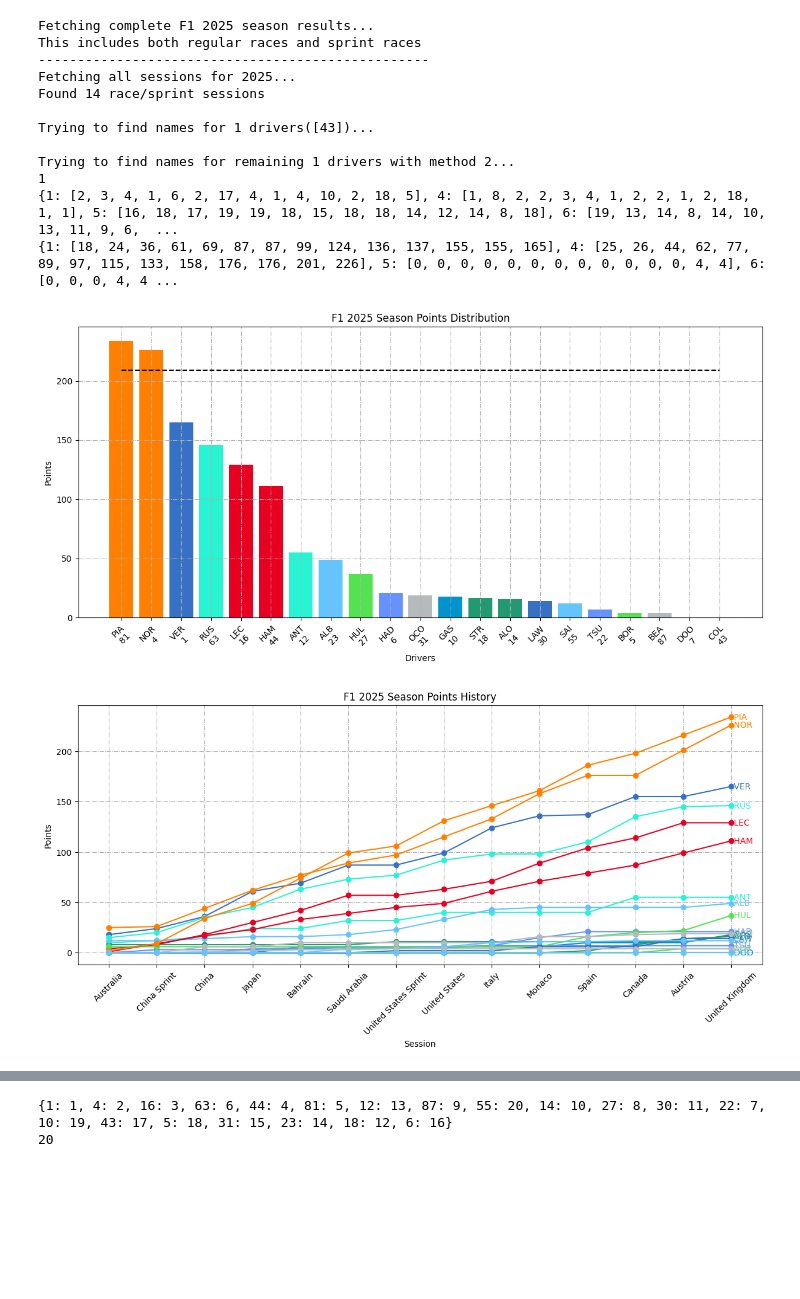
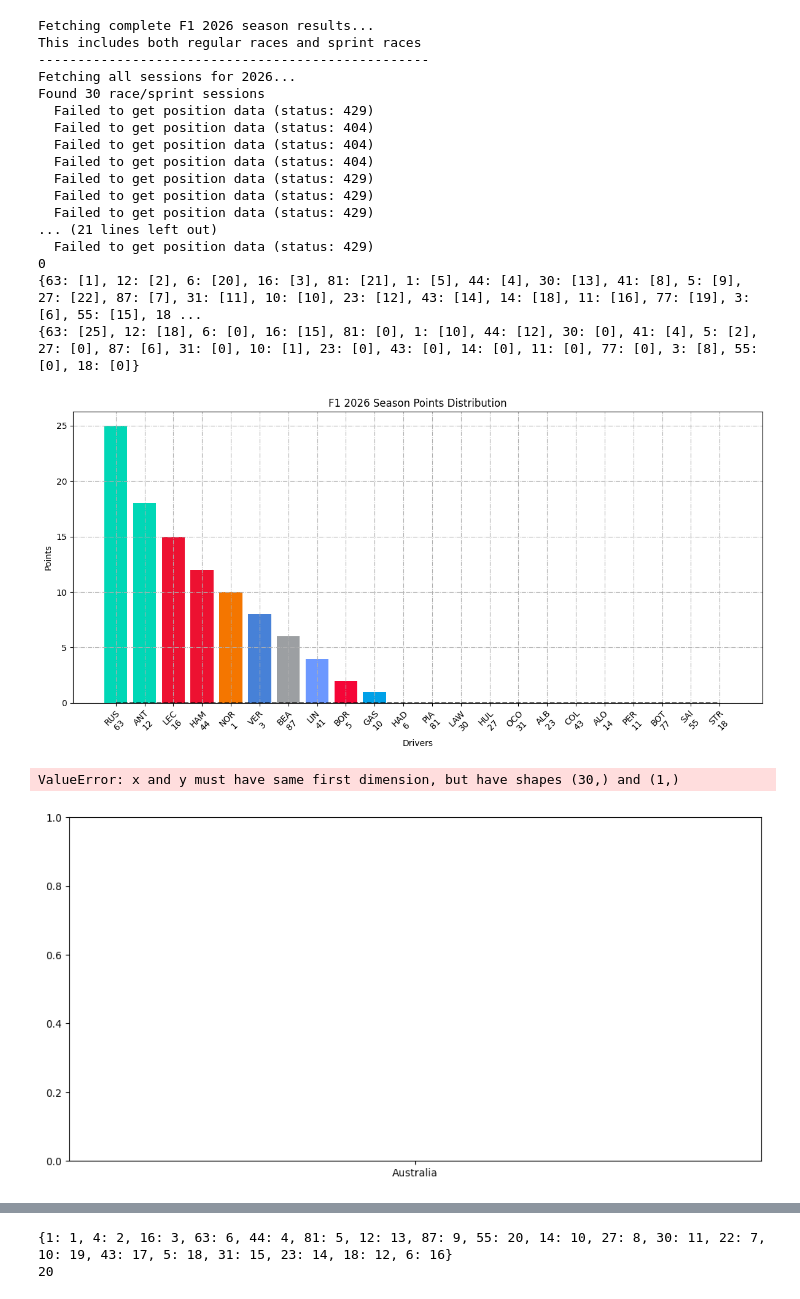
Before and after one commit to moncapiten/f1plots, a Jupyter notebook: backend/test1.ipynb, the cells around one changed output, grey strips where cells are left out. Drawn from its saved outputs; the diff is of its cells as text; code cells hidden in the pictures; blank space fills up the shorter version.

```diff
--- a/backend/test1.ipynb
+++ b/backend/test1.ipynb
@@ -14,7 +14,7 @@ def get_latest_f1_results():
         sessions_url = "https://api.openf1.org/v1/sessions"
         params = {
             'session_type': 'Race',
-            'year': 2024  # Adjust year as needed
+            'year': 2026  # Adjust year as needed
         }
 
         sessions_response = requests.get(sessions_url, params=params)
@@ -185,7 +185,7 @@ def main():
         except Exception as e:
             print(f"Debug query failed: {e}")
 # %%
-driver_num = 50
+driver_num = 3
 
 try:
     driver_response = requests.get(f"https://api.openf1.org/v1/drivers?driver_number={driver_num}")
@@ -613,20 +613,26 @@ def plotting(year = 2025):
     plt.grid(linestyle='-.', which='both')
     plt.show()
 # %%
-main(year = 2025, summary_printout=False, verbose=False, compact=False)
+main(year = 2026, summary_printout=False, verbose=False, compact=False)
 # %% [output]
-Fetching complete F1 2025 season results...
+Fetching complete F1 2026 season results...
 This includes both regular races and sprint races
 --------------------------------------------------
-Fetching all sessions for 2025...
-Found 14 race/sprint sessions
-
-Trying to find names for 1 drivers([43])...
-
-Trying to find names for remaining 1 drivers with method 2...
-1
-{1: [2, 3, 4, 1, 6, 2, 17, 4, 1, 4, 10, 2, 18, 5], 4: [1, 8, 2, 2, 3, 4, 1, 2, 2, 1, 2, 18, 1, 1], 5: [16, 18, 17, 19, 19, 18, 15, 18, 18, 14, 12, 14, 8, 18], 6: [19, 13, 14, 8, 14, 10, 13, 11, 9, 6,  ...
-{1: [18, 24, 36, 61, 69, 87, 87, 99, 124, 136, 137, 155, 155, 165], 4: [25, 26, 44, 62, 77, 89, 97, 115, 133, 158, 176, 176, 201, 226], 5: [0, 0, 0, 0, 0, 0, 0, 0, 0, 0, 0, 0, 4, 4], 6: [0, 0, 0, 4, 4 ...
+Fetching all sessions for 2026...
+Found 30 race/sprint sessions
+  Failed to get position data (status: 429)
+  Failed to get position data (status: 404)
+  Failed to get position data (status: 404)
+  Failed to get position data (status: 404)
+  Failed to get position data (status: 429)
+  Failed to get position data (status: 429)
+  Failed to get position data (status: 429)
+... (21 lines left out)
+  Failed to get position data (status: 429)
+0
+{63: [1], 12: [2], 6: [20], 16: [3], 81: [21], 1: [5], 44: [4], 30: [13], 41: [8], 5: [9], 27: [22], 87: [7], 31: [11], 10: [10], 23: [12], 43: [14], 14: [18], 11: [16], 77: [19], 3: [6], 55: [15], 18 ...
+{63: [25], 12: [18], 6: [0], 16: [15], 81: [0], 1: [10], 44: [12], 30: [0], 41: [4], 5: [2], 27: [0], 87: [6], 31: [0], 10: [1], 23: [0], 43: [0], 14: [0], 11: [0], 77: [0], 3: [8], 55: [0], 18: [0]}
-[figure, old version]
+[figure, new version]
+ValueError: x and y must have same first dimension, but have shapes (30,) and (1,)
-[figure, old version]
+[figure, new version]
 # %%
```
Also changed, not shown: parts of 7 cells of this notebook, 1 other file.
